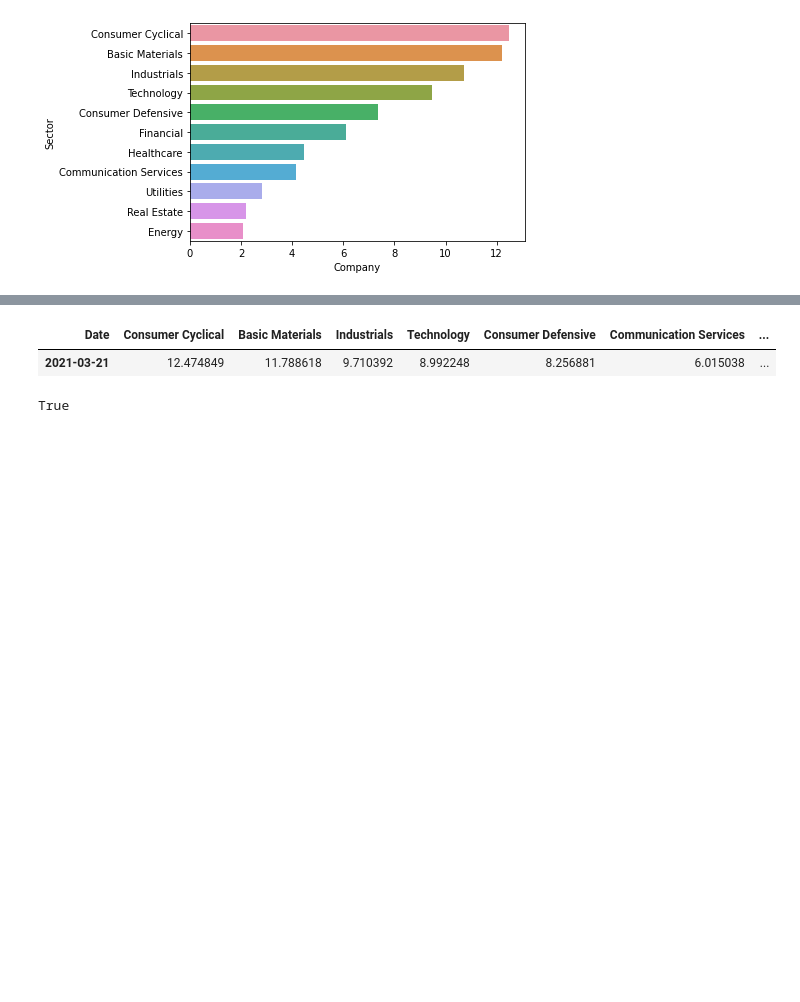
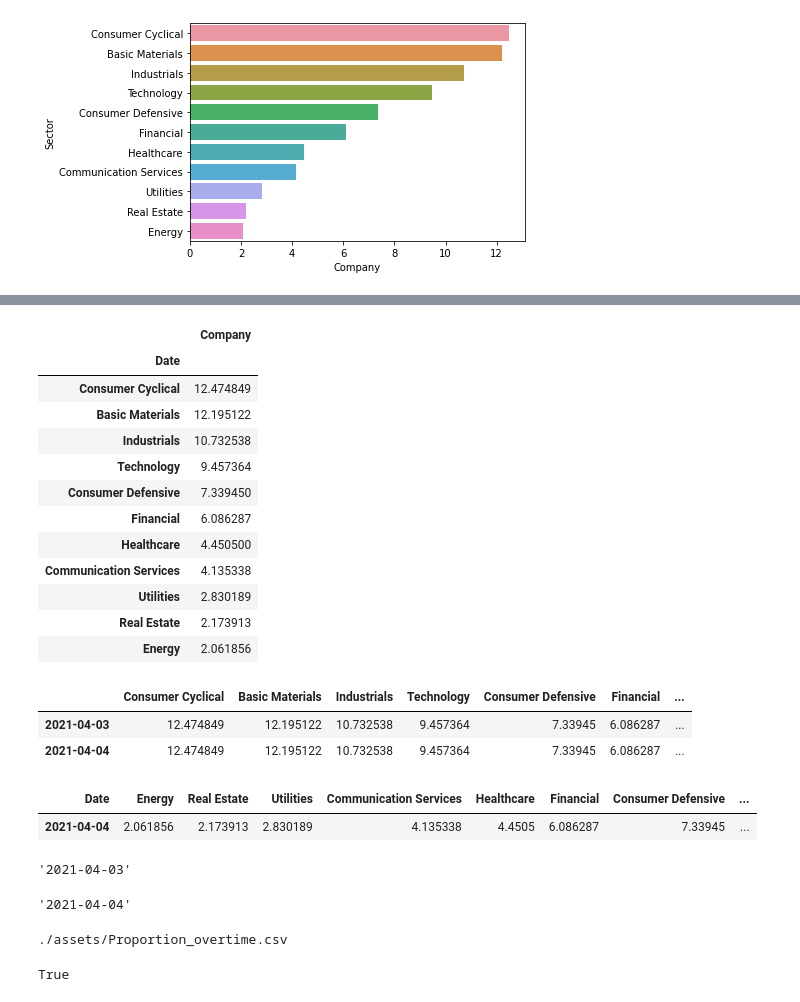
Before and after one commit to chan1123/Full_Trend_Template, a Jupyter notebook: Testing.ipynb, the cells around one changed output, grey strips where cells are left out. Cells and saved outputs as stored; diff of their text form; code cells hidden in the pictures; blank space fills up the shorter version.

Commit message:
Added proportion for trend template

```diff
--- a/Testing.ipynb
+++ b/Testing.ipynb
@@ -165,12 +213,50 @@ return_TT()
+# %%
+df_proportion
+# %% [output]
+|  | Company |
+| Date |  |
+| Consumer Cyclical | 12.474849 |
+| Basic Materials | 12.195122 |
+| Industrials | 10.732538 |
+| Technology | 9.457364 |
+| Consumer Defensive | 7.339450 |
+| Financial | 6.086287 |
+| Healthcare | 4.450500 |
+| Communication Services | 4.135338 |
+| Utilities | 2.830189 |
+| Real Estate | 2.173913 |
+| Energy | 2.061856 |
+# %%
+combined = pd.concat([original,df], axis=0)
+combined
+# %% [output]
+|  | Consumer Cyclical | Basic Materials | Industrials | Technology | Consumer Defensive | Financial | ... |
+| 2021-04-03 | 12.474849 | 12.195122 | 10.732538 | 9.457364 | 7.33945 | 6.086287 | ... |
+| 2021-04-04 | 12.474849 | 12.195122 | 10.732538 | 9.457364 | 7.33945 | 6.086287 | ... |
+# %%
+df = df_proportion.sort_values(by='Company', ascending=True).T
+df.index = [datetime.datetime.today().date()]
+df.columns.name = 'Date'
+df
+# %% [output]
+| Date | Energy | Real Estate | Utilities | Communication Services | Healthcare | Financial | Consumer Defensive | ... |
+| 2021-04-04 | 2.061856 | 2.173913 | 2.830189 | 4.135338 | 4.4505 | 6.086287 | 7.33945 | ... |
+# %%
+original.index[-1]
+# %% [output]
+'2021-04-03'
+# %%
+datetime.datetime.now().strftime("%Y-%m-%d")
+# %% [output]
+'2021-04-04'
 # %%
 import datetime
 df2 = df_proportion.T
 df2.index = [datetime.datetime.today().date()]
 df2.columns.name = 'Date'
-df2
+df2.to_csv(return_proportion_filename())
 # %% [output]
-| Date | Consumer Cyclical | Basic Materials | Industrials | Technology | Consumer Defensive | Communication Services | ... |
-| 2021-03-21 | 12.474849 | 11.788618 | 9.710392 | 8.992248 | 8.256881 | 6.015038 | ... |
+./assets/Proportion_overtime.csv
 # %%
 df2.index.tolist()[-1] == df2.index.tolist()[-1]
 # %% [output]
```
Also changed, not shown: parts of 8 cells of this notebook, 4 other files.
